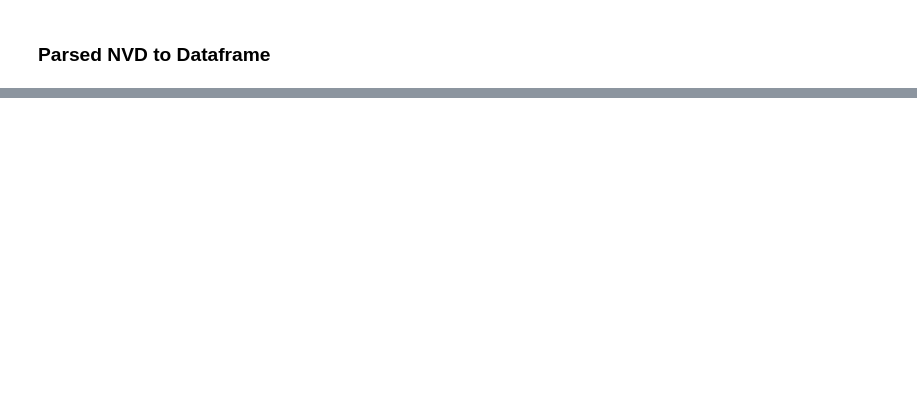
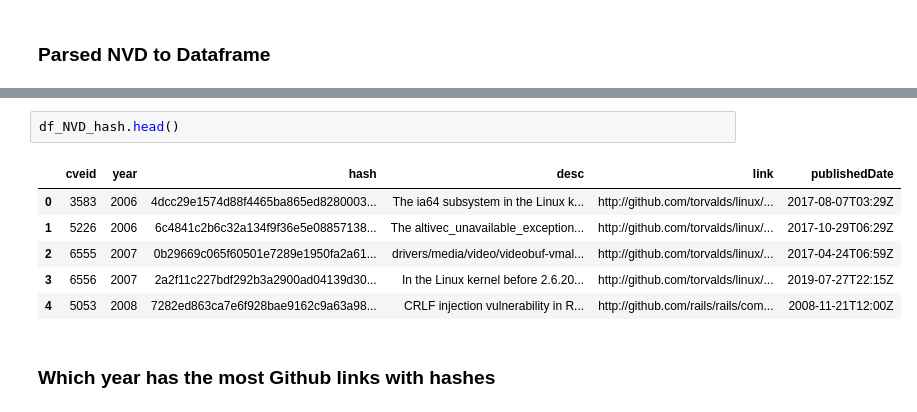
Before and after one commit to UNCG-CSE/Open_Source_Vul_Metrics, a Jupyter notebook: src/NVD_to_Dataframe.ipynb, the cells around one changed output, grey strips where cells are left out. Cells and saved outputs as stored; diff of their text form; blank space fills up the shorter version.

```diff
--- a/src/NVD_to_Dataframe.ipynb
+++ b/src/NVD_to_Dataframe.ipynb
@@ -59,0 +36,11 @@ df_full_concatination
+# %%
+df_NVD_hash.head()
+# %% [output]
+|  | cveid | year | hash | desc | link | publishedDate |
+| 0 | 3583 | 2006 | 4dcc29e1574d88f4465ba865ed8280003... | The ia64 subsystem in the Linux k... | http://github.com/torvalds/linux/... | 2017-08-07T03:29Z |
+| 1 | 5226 | 2006 | 6c4841c2b6c32a134f9f36e5e08857138... | The altivec_unavailable_exception... | http://github.com/torvalds/linux/... | 2017-10-29T06:29Z |
+| 2 | 6555 | 2007 | 0b29669c065f60501e7289e1950fa2a61... | drivers/media/video/videobuf-vmal... | http://github.com/torvalds/linux/... | 2017-04-24T06:59Z |
+| 3 | 6556 | 2007 | 2a2f11c227bdf292b3a2900ad04139d30... | In the Linux kernel before 2.6.20... | http://github.com/torvalds/linux/... | 2019-07-27T22:15Z |
+| 4 | 5053 | 2008 | 7282ed863ca7e6f928bae9162c9a63a98... | CRLF injection vulnerability in R... | http://github.com/rails/rails/com... | 2008-11-21T12:00Z |
+# %% [markdown]
+### Which year has the most Github links with hashes
```
Also changed, not shown: parts of 9 cells of this notebook.
